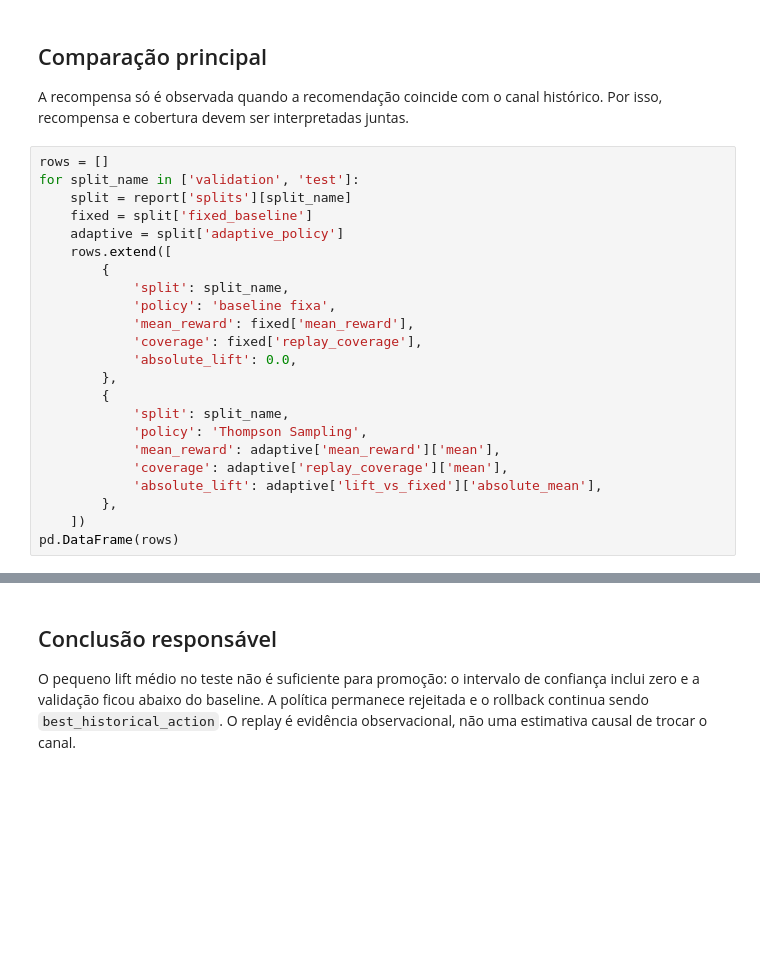
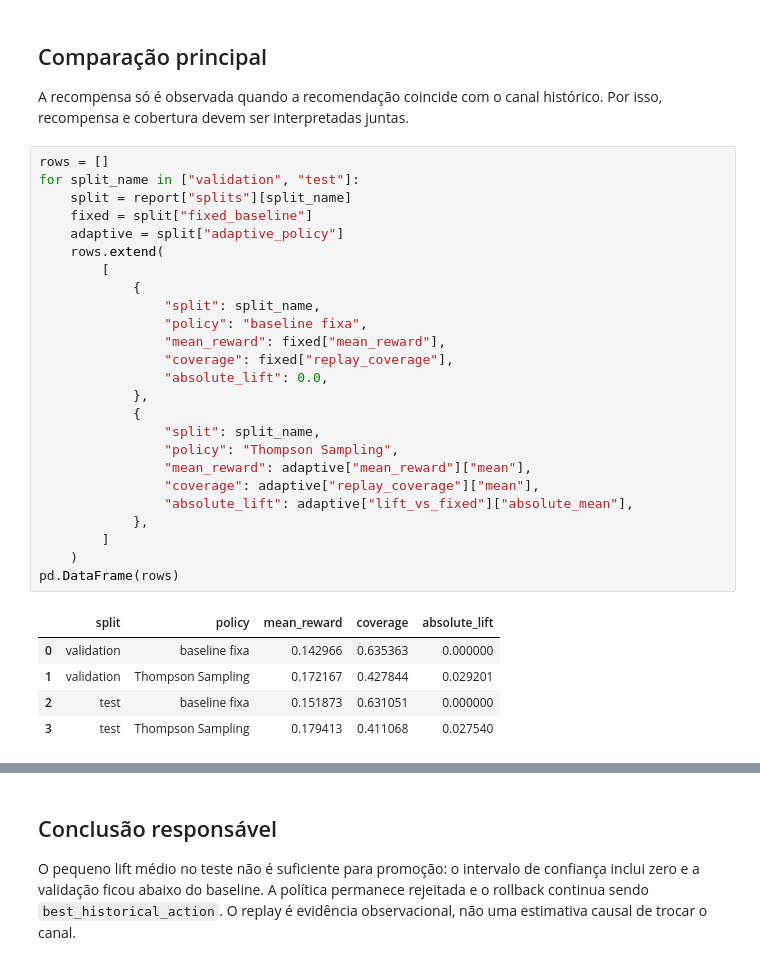
Before and after one commit to VehGarciiah/datathon-7mlet-grupo-80, a Jupyter notebook: notebooks/04_policy_evaluation.ipynb, the cells around one changed output, grey strips where cells are left out. Drawn from its saved outputs; the diff is of its cells as text; blank space fills up the shorter version.

```diff
--- a/notebooks/04_policy_evaluation.ipynb
+++ b/notebooks/04_policy_evaluation.ipynb
@@ -23,26 +30,34 @@ report['selection']
 A recompensa só é observada quando a recomendação coincide com o canal histórico. Por isso, recompensa e cobertura devem ser interpretadas juntas.
 # %%
 rows = []
-for split_name in ['validation', 'test']:
-    split = report['splits'][split_name]
-    fixed = split['fixed_baseline']
-    adaptive = split['adaptive_policy']
-    rows.extend([
-        {
-            'split': split_name,
-            'policy': 'baseline fixa',
-            'mean_reward': fixed['mean_reward'],
-            'coverage': fixed['replay_coverage'],
-            'absolute_lift': 0.0,
-        },
-        {
-            'split': split_name,
-            'policy': 'Thompson Sampling',
-            'mean_reward': adaptive['mean_reward']['mean'],
-            'coverage': adaptive['replay_coverage']['mean'],
-            'absolute_lift': adaptive['lift_vs_fixed']['absolute_mean'],
-        },
-    ])
+for split_name in ["validation", "test"]:
+    split = report["splits"][split_name]
+    fixed = split["fixed_baseline"]
+    adaptive = split["adaptive_policy"]
+    rows.extend(
+        [
+            {
+                "split": split_name,
+                "policy": "baseline fixa",
+                "mean_reward": fixed["mean_reward"],
+                "coverage": fixed["replay_coverage"],
+                "absolute_lift": 0.0,
+            },
+            {
+                "split": split_name,
+                "policy": "Thompson Sampling",
+                "mean_reward": adaptive["mean_reward"]["mean"],
+                "coverage": adaptive["replay_coverage"]["mean"],
+                "absolute_lift": adaptive["lift_vs_fixed"]["absolute_mean"],
+            },
+        ]
+    )
 pd.DataFrame(rows)
+# %% [output]
+|  | split | policy | mean_reward | coverage | absolute_lift |
+| 0 | validation | baseline fixa | 0.142966 | 0.635363 | 0.000000 |
+| 1 | validation | Thompson Sampling | 0.172167 | 0.427844 | 0.029201 |
+| 2 | test | baseline fixa | 0.151873 | 0.631051 | 0.000000 |
+| 3 | test | Thompson Sampling | 0.179413 | 0.411068 | 0.027540 |
 # %%
 # Resume a dispersão das 30 seeds sem escolher uma execução favorável.
```
Also changed, not shown: parts of 3 cells of this notebook, 58 other files.
